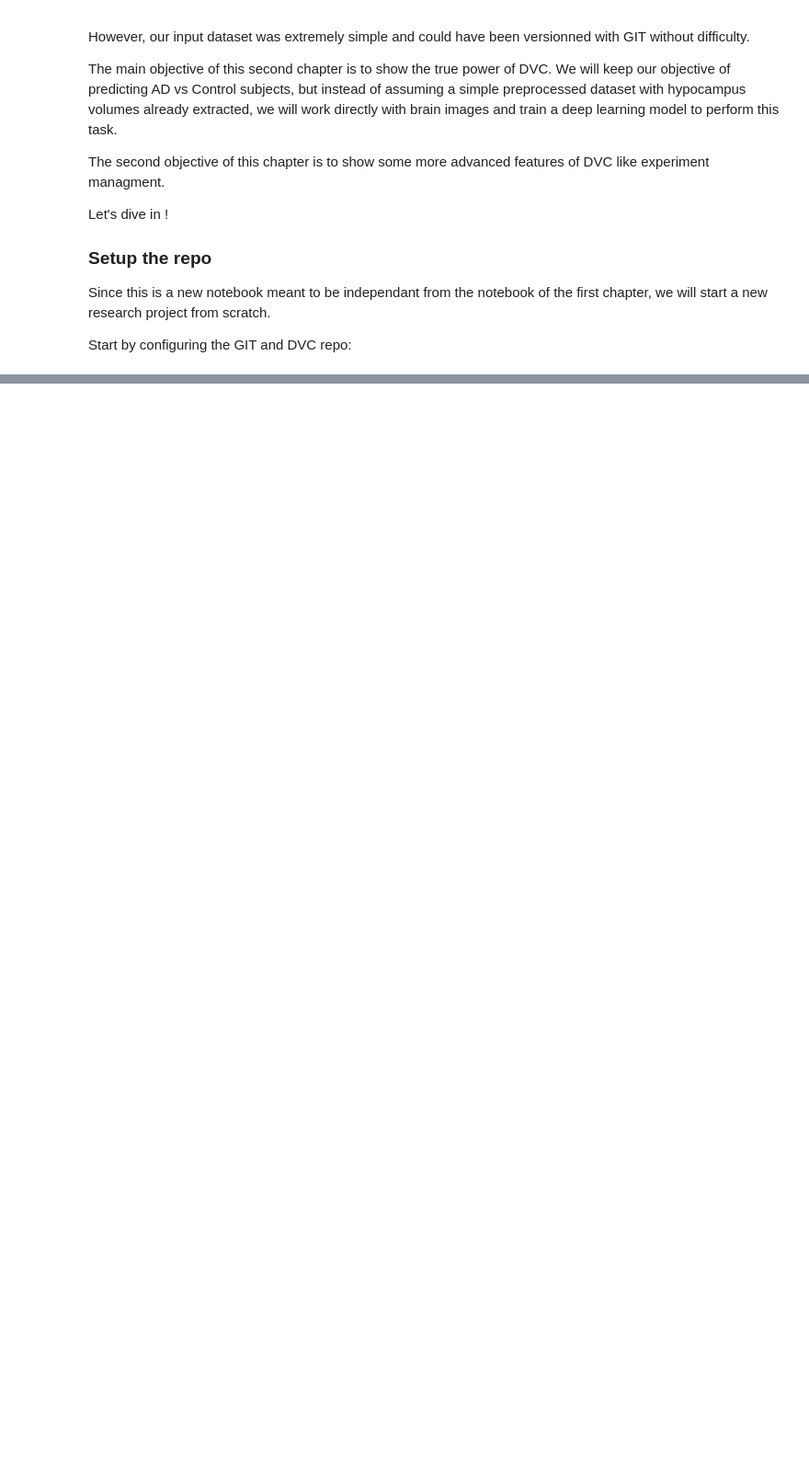
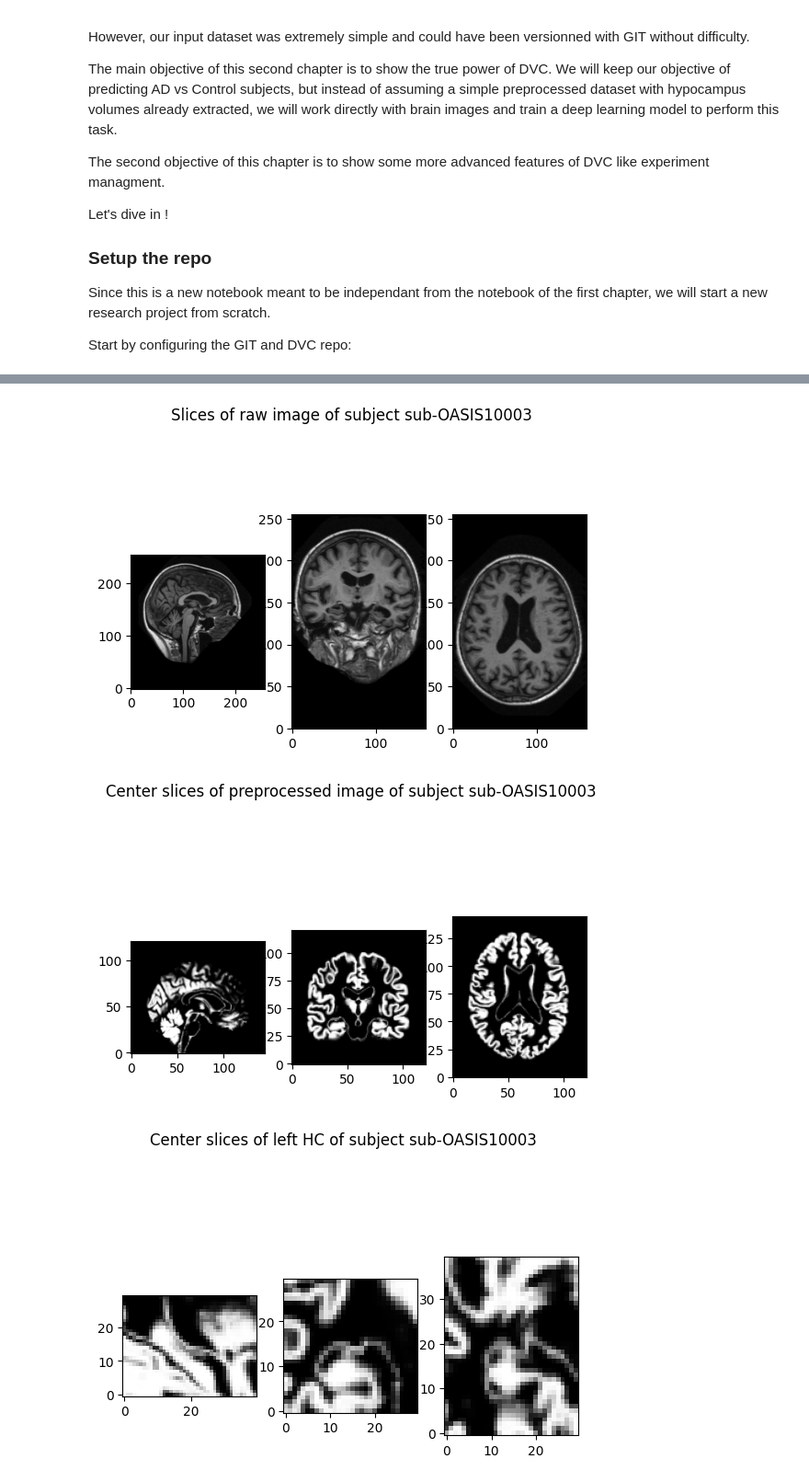
Before and after one commit to aramis-lab/NOW-2023, a Jupyter notebook: notebooks/data_versionning_2.ipynb, the cells around one changed output, grey strips where cells are left out. Shown at 92% size. Drawn from its saved outputs; the diff is of its cells as text; code cells hidden in the pictures; blank space fills up the shorter version.

Commit message:
start chapter 2 for data versioning, very drafty for now...

```diff
--- a/notebooks/data_versionning_2.ipynb
+++ b/notebooks/data_versionning_2.ipynb
@@ -22,0 +145,38 @@ Start by configuring the GIT and DVC repo:
+# %%
+import torch
+from now_2023.plotting import plot_image, plot_tensor
+from now_2023.utils import CropLeftHC
+
+subject = 'sub-OASIS10003'
+image_folder = (
+    oasis_folder /
+    "CAPS" /
+    "subjects" /
+    subject /
+    "ses-M00" /
+    "deeplearning_prepare_data" /
+    "image_based" /
+    "custom"
+)
+image_filename = f"{subject}_ses-M00_T1w_segm-graymatter_space-Ixi549Space_modulated-off_probability.pt"
+preprocessed_pt = torch.load(image_folder / image_filename)
+
+plot_image(
+    oasis_folder / "raw" / f"{subject}_ses-M00_T1w.nii.gz",
+    cut_coords=(78, 122, 173),
+    title=f'Slices of raw image of subject {subject}',
+)
+plot_tensor(
+    preprocessed_pt,
+    cut_coords=(60, 72, 60),
+    title=f'Center slices of preprocessed image of subject {subject}',
+)
+plot_tensor(
+    CropLeftHC()(preprocessed_pt),
+    cut_coords=(15, 20, 15),
+    title=f'Center slices of left HC of subject {subject}',
+)
+# %% [output]
+[figure, added]
+[figure, added]
+[figure, added]
```
Also changed, not shown: parts of 43 cells of this notebook, 1 other file.
